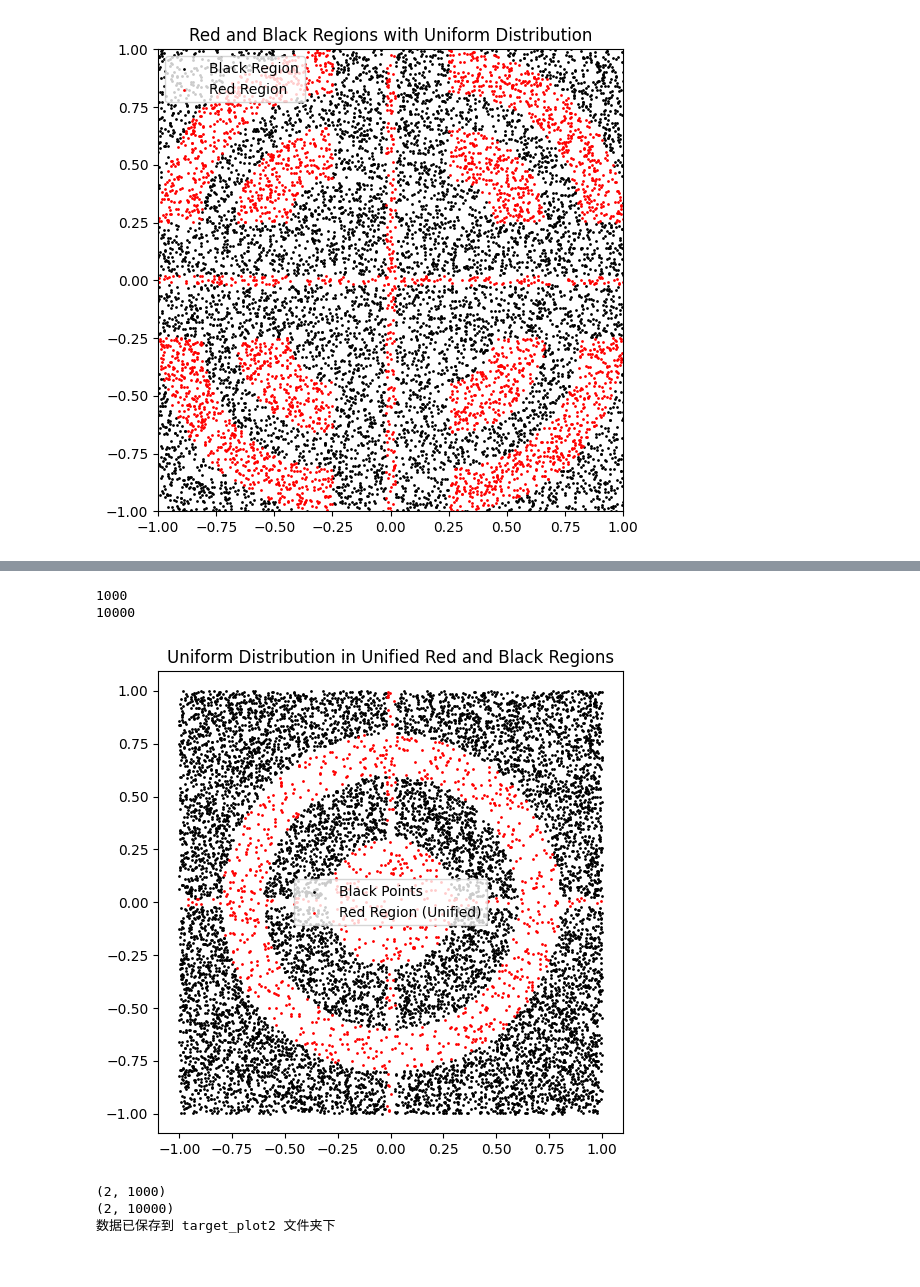
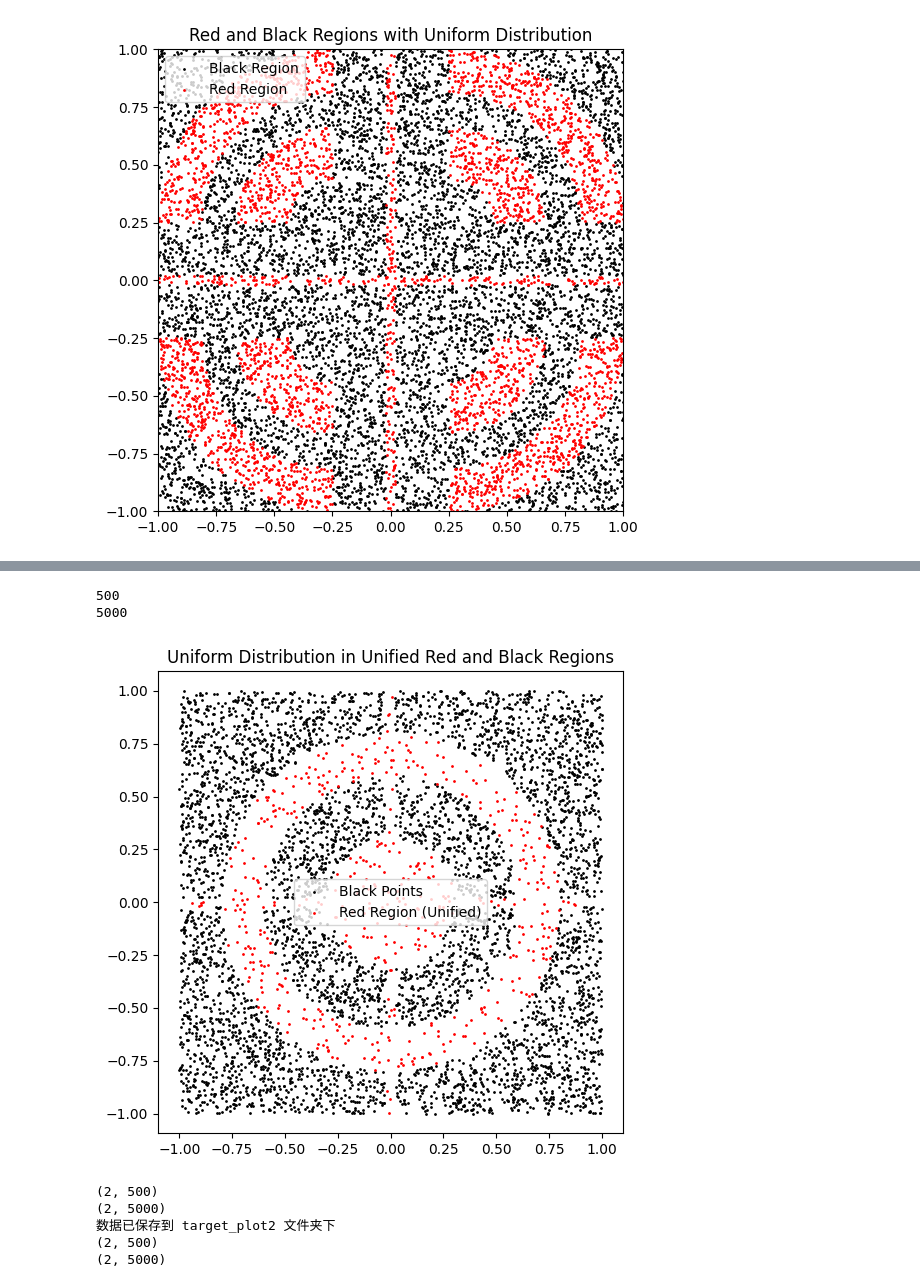
Before and after one commit to papazhu1/DGBDF, a Jupyter notebook: model/compared_results/process_result.ipynb, the cells around one changed output, grey strips where cells are left out. Drawn from its saved outputs; the diff is of its cells as text; code cells hidden in the pictures.

```diff
--- a/model/compared_results/process_result.ipynb
+++ b/model/compared_results/process_result.ipynb
@@ -531,8 +531,8 @@ import numpy as np
 import matplotlib.pyplot as plt
 
 # 定义参数
-n_red = 1000  # 红色区域点的数量
-n_black = 10000  # 黑色区域点的数量
+n_red = 500  # 红色区域点的数量
+n_black = 5000  # 黑色区域点的数量
 inner_radius = 0.3     # 实心圆的半径
 outer_radius_min = 0.6 # 环的内半径
 outer_radius_max = 0.8 # 环的外半径
@@ -573,39 +573,46 @@ while len(black_x) < n_black:
         black_x.append(x)
         black_y.append(y)
 
 print(len(red_x))
 print(len(black_x))
 
 # 绘图
 plt.figure(figsize=(6, 6))
 plt.scatter(black_x, black_y, c='black', s=1, label="Black Points")
 plt.scatter(red_x, red_y, c='red', s=1, label="Red Region (Unified)")
 plt.title("Uniform Distribution in Unified Red and Black Regions")
 plt.xlim(-1, 1)
 plt.ylim(-1, 1)
 plt.axis("equal")
 plt.legend()
 plt.show()
 
 # 定义保存路径
-save_dir = "./target_plot2"
+save_dir = "../target_plot2"
 os.makedirs(save_dir, exist_ok=True)
 
 # 保存红色区域数据
 red_data = np.array([red_x, red_y])
 print(red_data.shape)
-# np.save(os.path.join(save_dir, "red_region.npy"), red_data)
+np.save(os.path.join(save_dir, "red_region.npy"), red_data)
 
 # 保存黑色区域数据
 black_data = np.array([black_x, black_y])
 print(black_data.shape)
-# np.save(os.path.join(save_dir, "black_region.npy"), black_data)
+np.save(os.path.join(save_dir, "black_region.npy"), black_data)
 
 print("数据已保存到 target_plot2 文件夹下")
+
+load_black_data = np.load('target_plot2/black_region.npy')
+load_red_data = np.load('target_plot2/red_region.npy')
+print(load_red_data.shape)
+print(load_black_data.shape)
 # %% [output]
-1000
-10000
+500
+5000
-[figure, old version]
+[figure, new version]
-(2, 1000)
-(2, 10000)
+(2, 500)
+(2, 5000)
 数据已保存到 target_plot2 文件夹下
+(2, 500)
+(2, 5000)
```
Also changed, not shown: parts of 1 cell of this notebook, 24 other files.
